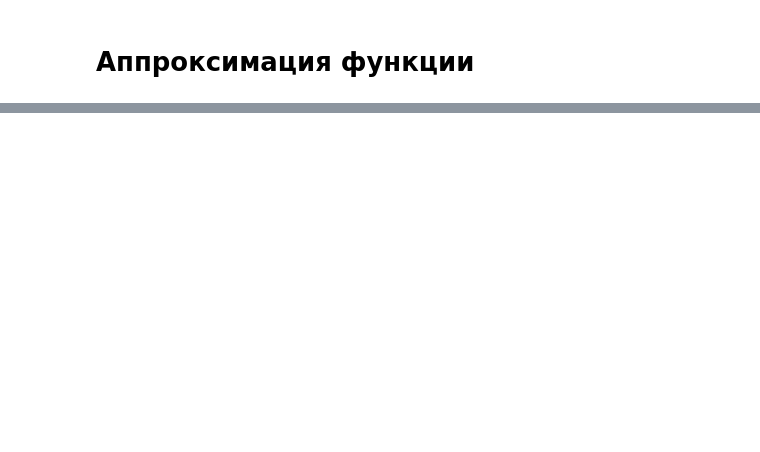
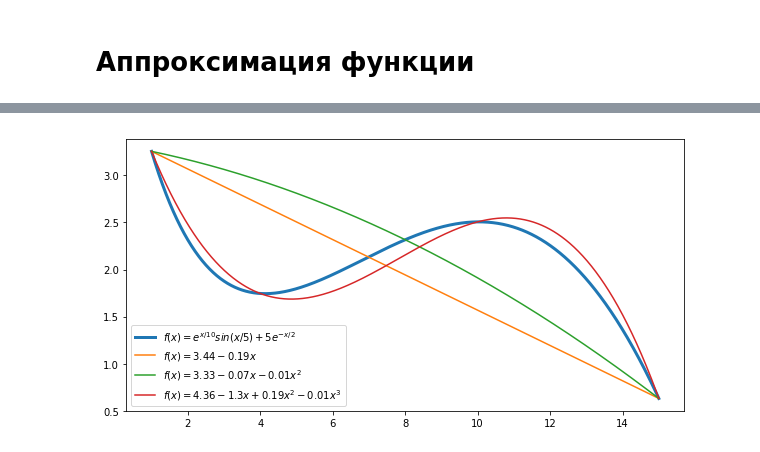
Before and after one commit to SBelousov1985/Machine-learning, a Jupyter notebook: Аппроксимация функции/Untitled.ipynb, the cells around one changed output, grey strips where cells are left out. Drawn from its saved outputs; the diff is of its cells as text; code cells hidden in the pictures; blank space fills up the shorter version.

```diff
--- a/Аппроксимация функции/Untitled.ipynb
+++ b/Аппроксимация функции/Untitled.ipynb
@@ -37,0 +3,58 @@ print(xlist)
+# %%
+import numpy
+import math
+import pylab
+def current_f(x):
+        return math.sin(x / 5) * math.exp(x / 10) + 5 * math.exp(- x / 2)
+def plot_all_fn(f, all_x):
+    def fn(x, w):
+        result = 0
+        for i in range(len(w)):
+            result += w[i] * x ** i
+        return result
+    def solve(x, f):
+        def get_A(x):
+            result = []
+            n = len(x)
+            for i in range(n):
+                l = []
+                for j in range(n):
+                    l.append(x[i] ** j)
+                result.append(l)
+            return numpy.array(result)
+        b = numpy.array(list(map(f, x)))
+        A = get_A(x)
+        return numpy.linalg.solve(A, b)
+    def get_caption(w):
+        def get_w_with_sign(wi, round_index):
+            if wi > 0:
+                return " + " + str(round(wi, round_index))
+            else:
+                return " " + str(round(wi, round_index))
+        round_index = 2
+        n = len(w)
+        result = "$f(x) = "
+        s_res = []
+        if n > 0:
+            s_res.append(str(round(w[0], round_index)))
+        if n > 1:
+            s_res.append(get_w_with_sign(w[1], round_index) + "x")
+        for i in range(2, n):
+            s_res.append(get_w_with_sign(w[i], round_index) + "x^{" + str(i) + "}")
+        result += "".join(s_res) + "$"
+        return result
+    def ext_x(all_x, fun):
+        return fun([fun(x) for x in all_x])
+    dx = 0.01
+    xlist = numpy.arange(ext_x(all_x, min), ext_x(all_x, max) + dx, dx)
+    ylist = [f(x) for x in xlist]
+    pylab.figure(figsize=(10,5))
+    pylab.plot(xlist, ylist, label = "$f(x) = e ^ {x / 10}sin(x/5) + 5e ^ {-x / 2}$", linewidth=3)
+    for x in all_x:
+        w = solve(x, f)
+        fnlist = [fn(x, w) for x in xlist]
+        pylab.plot(xlist, fnlist, label = get_caption(w))
+    pylab.legend(loc = 3)
+plot_all_fn(current_f, [[1, 15], [1, 8, 15], [1, 4, 10, 15]])
+# %% [output]
+[figure, added]
```
Also changed, not shown: parts of 1 cell of this notebook.
